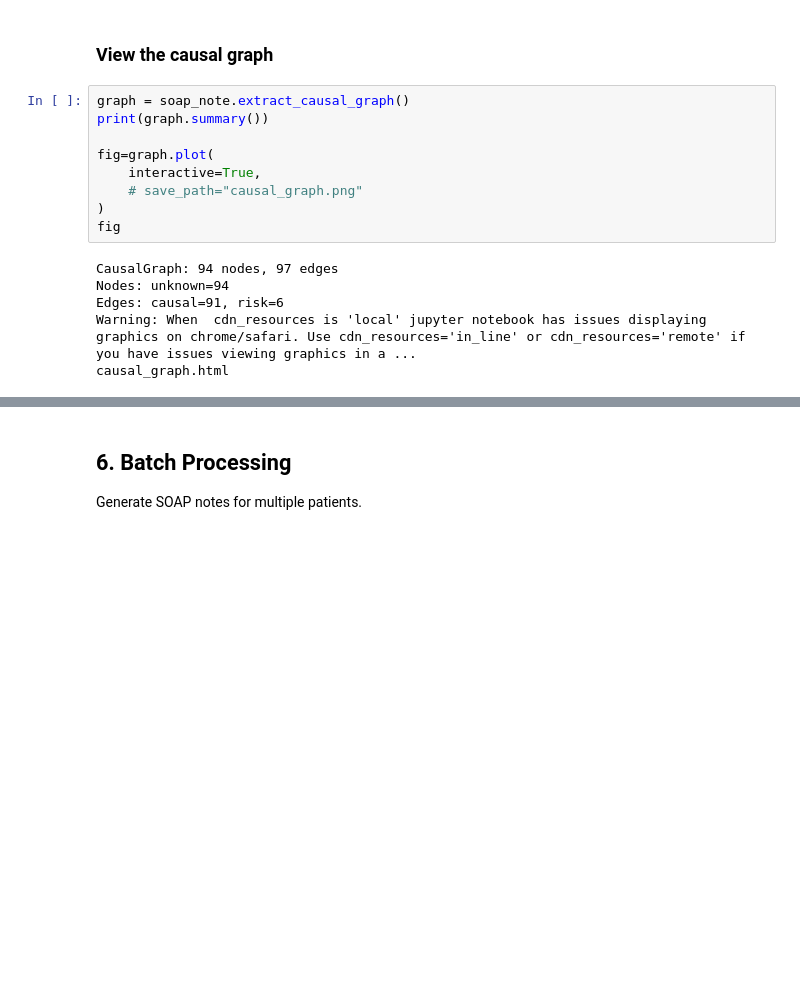
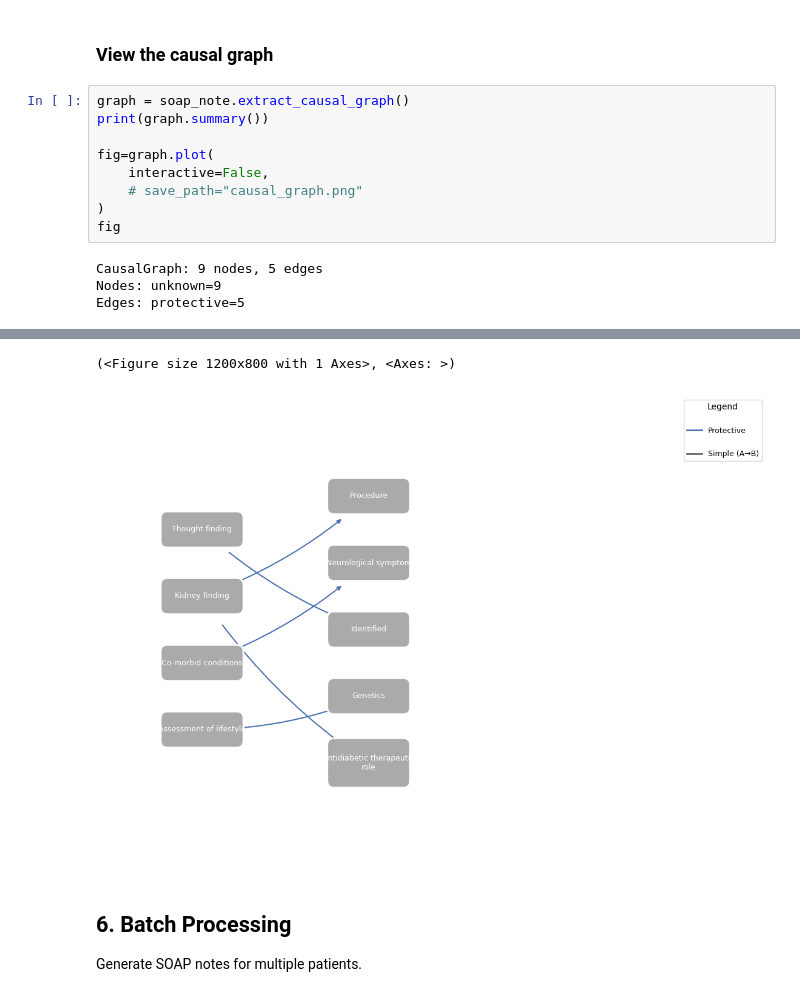
Before and after one commit to bschilder/synthlab, a Jupyter notebook: notebooks/MedGemma_SOAP_Notes.ipynb, the cells around one changed output, grey strips where cells are left out. Drawn from its saved outputs; the diff is of its cells as text; blank space fills up the shorter version.

```diff
--- a/notebooks/MedGemma_SOAP_Notes.ipynb
+++ b/notebooks/MedGemma_SOAP_Notes.ipynb
@@ -359,13 +421,11 @@ graph = soap_note.extract_causal_graph()
 print(graph.summary())
 
 fig=graph.plot(
-    interactive=True,
+    interactive=False,
     # save_path="causal_graph.png"
 )
 fig
 # %% [output]
-CausalGraph: 94 nodes, 97 edges
-Nodes: unknown=94
-Edges: causal=91, risk=6
-Warning: When  cdn_resources is 'local' jupyter notebook has issues displaying graphics on chrome/safari. Use cdn_resources='in_line' or cdn_resources='remote' if you have issues viewing graphics in a ...
-causal_graph.html
+CausalGraph: 9 nodes, 5 edges
+Nodes: unknown=9
+Edges: protective=5
@@ -373,3 +432,5 @@ causal_graph.html
+(<Figure size 1200x800 with 1 Axes>, <Axes: >)
+[figure, added]
 # %% [markdown]
 ## 6. Batch Processing
 
```
Also changed, not shown: parts of 9 cells of this notebook, 11 other files.
